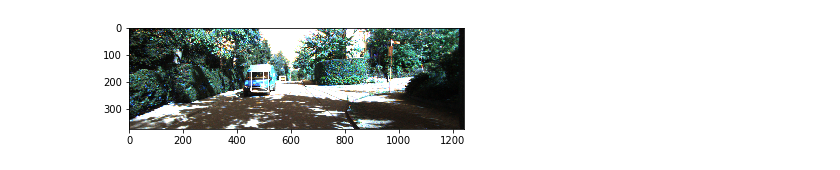
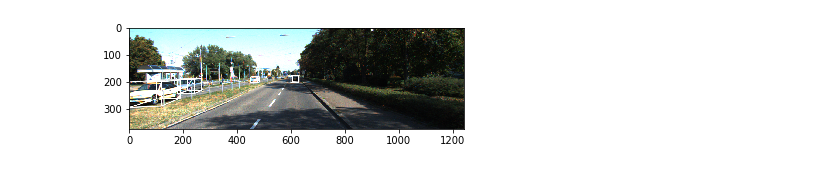
Before and after one commit to nikhitha-r/SensorModalityFusion, a Jupyter notebook: utils/Visualization_3DBox.ipynb, the cells around one changed output. Cells and saved outputs as stored; diff of their text form; code cells hidden in the pictures.

```diff
--- a/utils/Visualization_3DBox.ipynb
+++ b/utils/Visualization_3DBox.ipynb
@@ -146,6 +146,7 @@ Display the image with boxes
 """
 def show_image_with_boxes(img, objects, calibFile, is_kitti_format, show3d=True):
     img = cv2.imread(img)
+    img = cv2.cvtColor(img, cv2.COLOR_BGR2RGB)
     # Show image with 2D bounding boxes
     img1 = np.copy(img)
     img2 = np.copy(img)
@@ -173,19 +174,19 @@ def show_image_with_boxes(img, objects, calibFile, is_kitti_format, show3d=True)
 Draw 3d bounding box in image
 """
 def draw_projected_box3d(image, qs, color=(255,255,255), thickness=2):
+    if qs is not None:
+        qs = qs.astype(np.int32)
+        for k in range(0,4):
+           # Ref: http://docs.enthought.com/mayavi/mayavi/auto/mlab_helper_functions.html
+           i,j=k,(k+1)%4
+           # use LINE_AA for opencv3
+           cv2.line(image, (qs[i,0],qs[i,1]), (qs[j,0],qs[j,1]), color, thickness, cv2.LINE_AA)
 
-    qs = qs.astype(np.int32)
-    for k in range(0,4):
-       # Ref: http://docs.enthought.com/mayavi/mayavi/auto/mlab_helper_functions.html
-       i,j=k,(k+1)%4
-       # use LINE_AA for opencv3
-       cv2.line(image, (qs[i,0],qs[i,1]), (qs[j,0],qs[j,1]), color, thickness, cv2.LINE_AA)
+           i,j=k+4,(k+1)%4 + 4
+           cv2.line(image, (qs[i,0],qs[i,1]), (qs[j,0],qs[j,1]), color, thickness, cv2.LINE_AA)
 
-       i,j=k+4,(k+1)%4 + 4
-       cv2.line(image, (qs[i,0],qs[i,1]), (qs[j,0],qs[j,1]), color, thickness, cv2.LINE_AA)
-
-       i,j=k,k+4
-       cv2.line(image, (qs[i,0],qs[i,1]), (qs[j,0],qs[j,1]), color, thickness, cv2.LINE_AA)
+           i,j=k,k+4
+           cv2.line(image, (qs[i,0],qs[i,1]), (qs[j,0],qs[j,1]), color, thickness, cv2.LINE_AA)
     return image
 
 """
@@ -258,40 +259,46 @@ def compute_box_3d(obj, P, is_kitti_format):
         corners_3d[1,:] = corners_3d[1,:] + obj.t[1];
         corners_3d[2,:] = corners_3d[2,:] + obj.t[2];
     else:
         corners_3d[0,:] = corners_3d[0,:] + obj['pred_center_BboxNet'][0];
         corners_3d[1,:] = corners_3d[1,:] + obj['pred_center_BboxNet'][1];
         corners_3d[2,:] = corners_3d[2,:] + obj['pred_center_BboxNet'][2];
     #print 'cornsers_3d: ', corners_3d
     # only draw 3d bounding box for objs in front of the camera
     if np.any(corners_3d[2,:]<0.1):
         corners_2d = None
         return corners_2d, np.transpose(corners_3d)
 
     # project the 3d bounding box into the image plane
     corners_2d = project_to_image(np.transpose(corners_3d), P);
     #print 'corners_2d: ', corners_2d
     return corners_2d, np.transpose(corners_3d)
 
 # Invoke the method with correct directories.
 dirname = os.path.dirname("__file__")
-show_image_with_boxes(os.path.join(dirname, r"../sampleDataForVis/006005.png"),
-                      os.path.join(dirname,r"../sampleDataForVis/006005.txt"),
-                      os.path.join(dirname,r"../sampleDataForVis/calib_006005.txt"), True)
+#show_image_with_boxes(os.path.join(dirname, r"../sampleDataForVis/006005.png"),
+ #                     os.path.join(dirname,r"../sampleDataForVis/006005.txt"),
+  #                    os.path.join(dirname,r"../sampleDataForVis/calib_006005.txt"), True)
 
 # Run the visualization of results obtained as part of training an ImageOnly network
 with open(os.path.join(dirname, r"../sampleDataForVis/eval_dict_test.pkl"), "rb") as eval_file:
     eval_dict = pickle.load(eval_file)
     for img_id in eval_dict:
         if img_id == "001553":
             bbox_dicts = eval_dict[img_id]
-            show_image_with_boxes(os.path.join(dirname, r"../sampleDataForVis/001553.png"),
-                      bbox_dicts,
-                      os.path.join(dirname,r"../sampleDataForVis/calib_001553.txt"), False)
+            #show_image_with_boxes(os.path.join(dirname, r"../sampleDataForVis/001553.png"),
+                     # bbox_dicts,
+                      #os.path.join(dirname,r"../sampleDataForVis/calib_001553.txt"), False)
 
         if img_id == "006480":
             bbox_dicts = eval_dict[img_id]
-            show_image_with_boxes(os.path.join(dirname, r"../sampleDataForVis/006480.png"),
-                      bbox_dicts,
-                      os.path.join(dirname,r"../sampleDataForVis/calib_006480.txt"), False)
+            #show_image_with_boxes(os.path.join(dirname, r"../sampleDataForVis/006480.png"),
+                      #bbox_dicts,
+                      #os.path.join(dirname,r"../sampleDataForVis/calib_006480.txt"), False)
+
+
+bbox_dicts = os.path.join(dirname, r"../sampleDataForVis/000106.txt")
+show_image_with_boxes(os.path.join(dirname, r"../sampleDataForVis/000106.png"),
+          bbox_dicts,
+          os.path.join(dirname,r"../sampleDataForVis/calib_000106.txt"), True)
 # %% [output]
-[figure, old version]
+[figure, new version]
```
Also changed, not shown: 30 other files.
